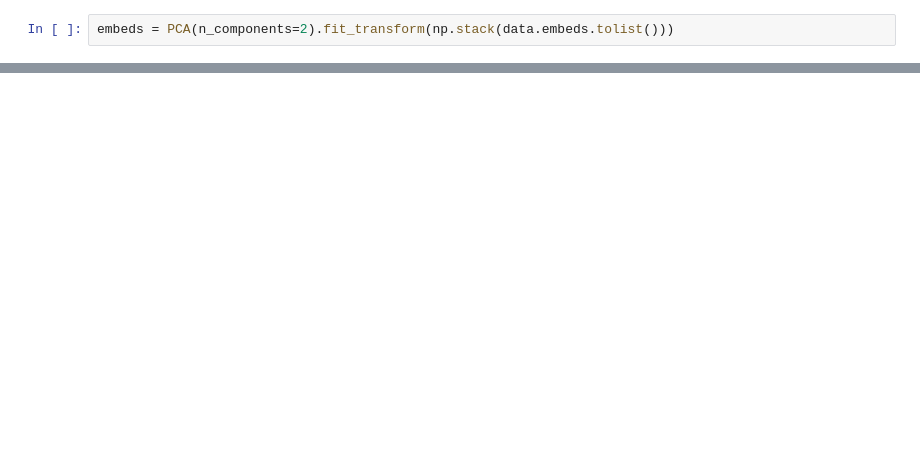
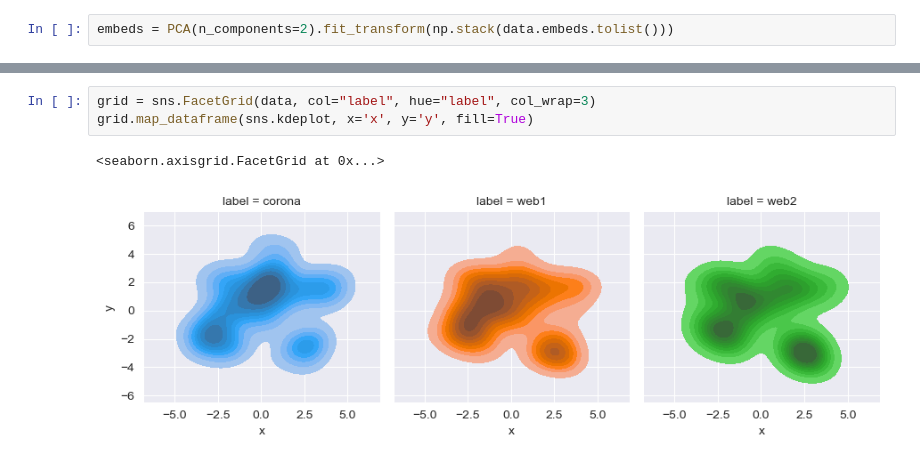
Before and after one commit to cl-trier/cltrier_prosem, a Jupyter notebook: examples/0.3--Embed-Usage.ipynb, the cells around one changed output, grey strips where cells are left out. Saved outputs shown, nothing was run; the diff lists cells and outputs as text; blank space fills up the shorter version.

```diff
--- a/examples/0.3--Embed-Usage.ipynb
+++ b/examples/0.3--Embed-Usage.ipynb
@@ -42,0 +38,6 @@ sns.scatterplot(data, x='x', y='y', hue='label')
+# %%
+grid = sns.FacetGrid(data, col="label", hue="label", col_wrap=3)
+grid.map_dataframe(sns.kdeplot, x='x', y='y', fill=True)
+# %% [output]
+<seaborn.axisgrid.FacetGrid at 0x...>
+[figure, added]
```
Also changed, not shown: parts of 3 cells of this notebook, 4 other files.
